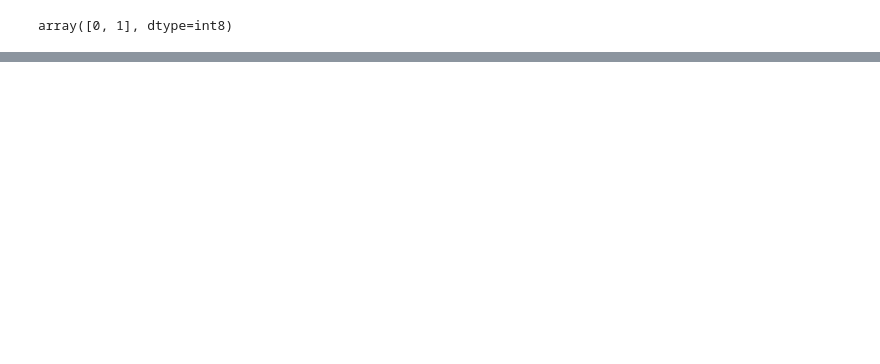
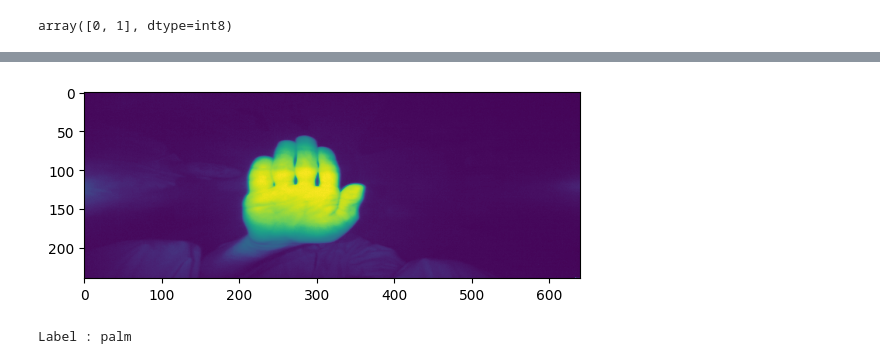
Before and after one commit to LeleLaut/PersonaApp, a Jupyter notebook: MachineLearning/AlexNet.ipynb, the cells around one changed output, grey strips where cells are left out. Saved outputs shown, nothing was run; the diff lists cells and outputs as text; code cells hidden in the pictures; blank space fills up the shorter version.

```diff
--- a/MachineLearning/AlexNet.ipynb
+++ b/MachineLearning/AlexNet.ipynb
@@ -276,31 +369,34 @@ plt.plot()
 # %%
-# # Load the image and resize it to 32x32 pixels
-# import requests
+# Load the image and resize it to 32x32 pixels
+image1 = Image.open('image/ut.png')
+#image = Image.open('/content/asd.jpg')
+image = image1.convert('L')
+image = image.resize((50, 50))
+plt.imshow(image)
+# Convert the image to a numpy array and normalize its values
+image_array = np.array(image) / 255.0
 
 
-# # image1 = Image.open('/content/gdrive/MyDrive/img/cat.jpg')
-# #image = Image.open('/content/asd.jpg')
+image_array = image_array.reshape((1, 50, 50, 1))
 
-# url = input("Masukan url: ")
-# r = requests.get(url, stream=True)  # Download
-# image1 = np.array(Image.open(r.raw))
 
-# image = image1.resize((32, 32))
+# Pass the image through the model to get the predicted class probabilities
+predictions = model.predict(image_array)
 
-# # Convert the image to a numpy array and normalize its values
-# image_array = np.array(image) / 255.0
+# Get the index of the predicted class with the highest probability
+predicted_class = np.argmax(predictions[0])
 
-# # Reshape the image array to (1, 32, 32, 3)
-# image_array = image_array.reshape((1, 32, 32, 3))
+if predicted_class == 0 :
+    label = "palm"
+else :
+    label = "No Palm"
 
-# # Pass the image through the model to get the predicted class probabilities
-# predictions = model.predict(image_array)
-
-# # Get the index of the predicted class with the highest probability
-# predicted_class = np.argmax(predictions[0])
-
-# # Get the corresponding label from the class_names list
 # label = CATEGORIES[predicted_class]
 
-# plt.imshow(image1)
-# plt.show()
+
+
+plt.imshow(image1)
+plt.show()
+
+print("Label :", label)
+# %% [output]
@@ -306,0 +404,2 @@ plt.plot()
+[figure, added]
+Label : palm
```
Also changed, not shown: parts of 17 cells of this notebook, 1 other file.
